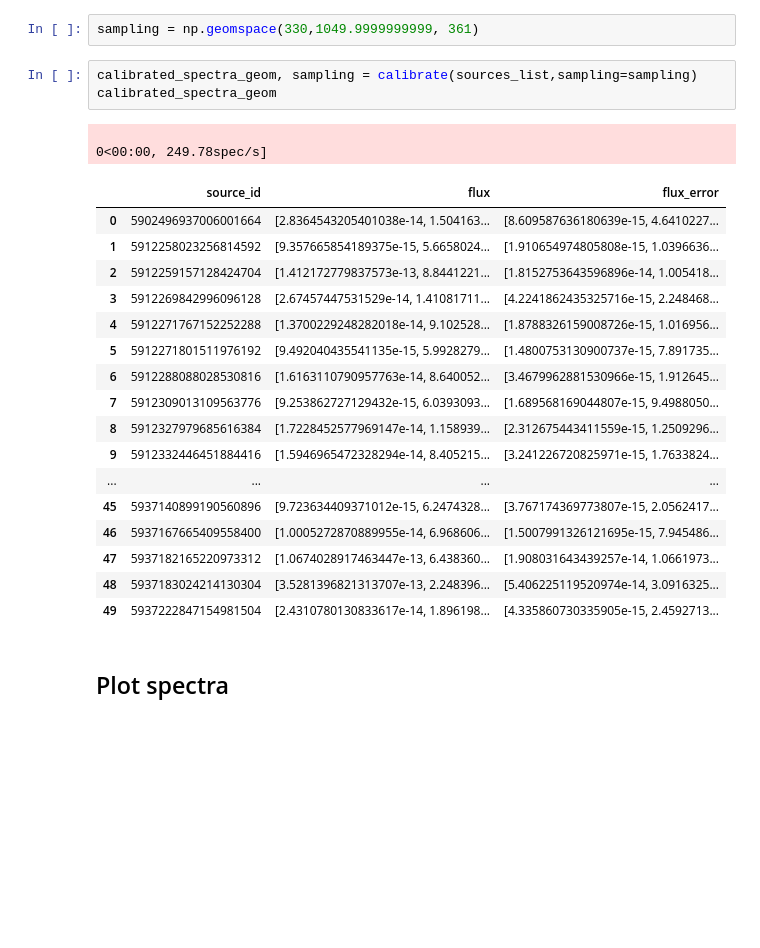
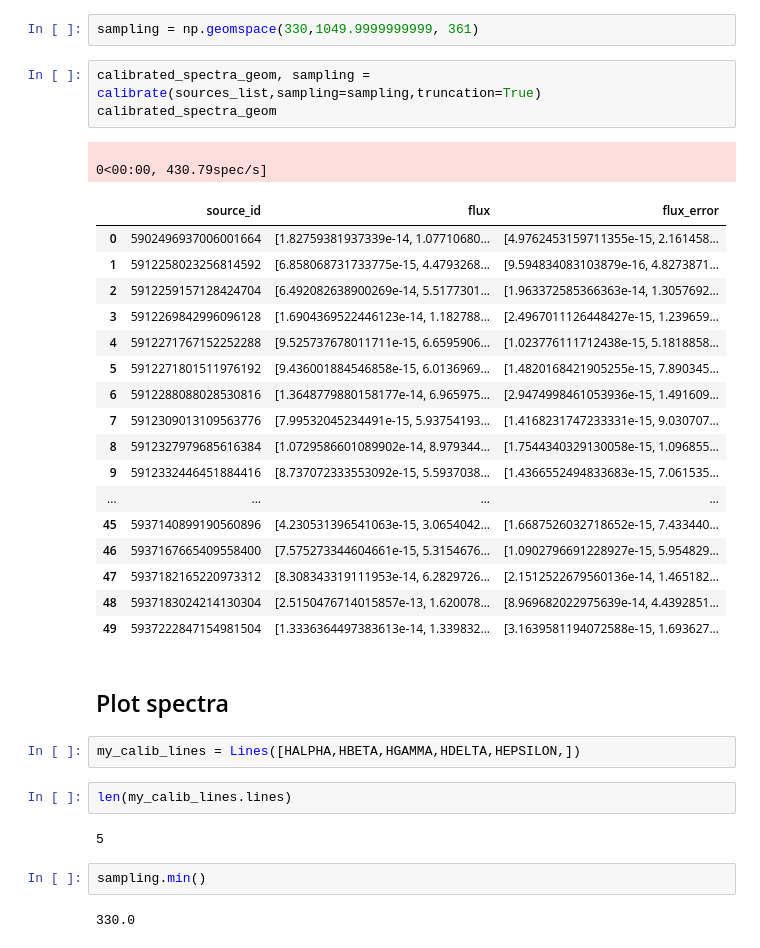
Before and after one commit to sylvielsstfr/MyGaia, a Jupyter notebook: spectra/test_gaiaxpy.ipynb, the cells around one changed output. Cells and saved outputs as stored; diff of their text form; blank space fills up the shorter version.

```diff
--- a/spectra/test_gaiaxpy.ipynb
+++ b/spectra/test_gaiaxpy.ipynb
@@ -172,26 +218,36 @@ calibrated_spectra
 # %%
 sampling = np.geomspace(330,1049.9999999999, 361)
 # %%
-calibrated_spectra_geom, sampling = calibrate(sources_list,sampling=sampling)
+calibrated_spectra_geom, sampling = calibrate(sources_list,sampling=sampling,truncation=True)
 calibrated_spectra_geom
 # %% [output]
-                                                                                                                                                          0<00:00, 249.78spec/s]
+                                                                                0<00:00, 430.79spec/s]
 |  | source_id | flux | flux_error |
-| 0 | 5902496937006001664 | [2.8364543205401038e-14, 1.504163... | [8.609587636180639e-15, 4.6410227... |
-| 1 | 5912258023256814592 | [9.357665854189375e-15, 5.6658024... | [1.910654974805808e-15, 1.0396636... |
-| 2 | 5912259157128424704 | [1.412172779837573e-13, 8.8441221... | [1.8152753643596896e-14, 1.005418... |
-| 3 | 5912269842996096128 | [2.67457447531529e-14, 1.41081711... | [4.2241862435325716e-15, 2.248468... |
-| 4 | 5912271767152252288 | [1.3700229248282018e-14, 9.102528... | [1.8788326159008726e-15, 1.016956... |
-| 5 | 5912271801511976192 | [9.492040435541135e-15, 5.9928279... | [1.4800753130900737e-15, 7.891735... |
-| 6 | 5912288088028530816 | [1.6163110790957763e-14, 8.640052... | [3.4679962881530966e-15, 1.912645... |
-| 7 | 5912309013109563776 | [9.253862727129432e-15, 6.0393093... | [1.689568169044807e-15, 9.4988050... |
-| 8 | 5912327979685616384 | [1.7228452577969147e-14, 1.158939... | [2.312675443411559e-15, 1.2509296... |
-| 9 | 5912332446451884416 | [1.5946965472328294e-14, 8.405215... | [3.241226720825971e-15, 1.7633824... |
+| 0 | 5902496937006001664 | [1.82759381937339e-14, 1.07710680... | [4.9762453159711355e-15, 2.161458... |
+| 1 | 5912258023256814592 | [6.858068731733775e-15, 4.4793268... | [9.594834083103879e-16, 4.8273871... |
+| 2 | 5912259157128424704 | [6.492082638900269e-14, 5.5177301... | [1.963372585366363e-14, 1.3057692... |
+| 3 | 5912269842996096128 | [1.6904369522446123e-14, 1.182788... | [2.4967011126448427e-15, 1.239659... |
+| 4 | 5912271767152252288 | [9.525737678011711e-15, 6.6595906... | [1.023776111712438e-15, 5.1818858... |
+| 5 | 5912271801511976192 | [9.436001884546858e-15, 6.0136969... | [1.4820168421905255e-15, 7.890345... |
+| 6 | 5912288088028530816 | [1.3648779880158177e-14, 6.965975... | [2.9474998461053936e-15, 1.491609... |
+| 7 | 5912309013109563776 | [7.99532045234491e-15, 5.93754193... | [1.4168231747233331e-15, 9.030707... |
+| 8 | 5912327979685616384 | [1.0729586601089902e-14, 8.979344... | [1.7544340329130058e-15, 1.096855... |
+| 9 | 5912332446451884416 | [8.737072333553092e-15, 5.5937038... | [1.4366552494833683e-15, 7.061535... |
 | ... | ... | ... | ... |
-| 45 | 5937140899190560896 | [9.723634409371012e-15, 6.2474328... | [3.767174369773807e-15, 2.0562417... |
-| 46 | 5937167665409558400 | [1.0005272870889955e-14, 6.968606... | [1.5007991326121695e-15, 7.945486... |
-| 47 | 5937182165220973312 | [1.0674028917463447e-13, 6.438360... | [1.908031643439257e-14, 1.0661973... |
-| 48 | 5937183024214130304 | [3.5281396821313707e-13, 2.248396... | [5.406225119520974e-14, 3.0916325... |
-| 49 | 5937222847154981504 | [2.4310780130833617e-14, 1.896198... | [4.335860730335905e-15, 2.4592713... |
+| 45 | 5937140899190560896 | [4.230531396541063e-15, 3.0654042... | [1.6687526032718652e-15, 7.433440... |
+| 46 | 5937167665409558400 | [7.575273344604661e-15, 5.3154676... | [1.0902796691228927e-15, 5.954829... |
+| 47 | 5937182165220973312 | [8.308343319111953e-14, 6.2829726... | [2.1512522679560136e-14, 1.465182... |
+| 48 | 5937183024214130304 | [2.5150476714015857e-13, 1.620078... | [8.969682022975639e-14, 4.4392851... |
+| 49 | 5937222847154981504 | [1.3336364497383613e-14, 1.339832... | [3.1639581194072588e-15, 1.693627... |
 # %% [markdown]
 ## Plot spectra
+# %%
+my_calib_lines = Lines([HALPHA,HBETA,HGAMMA,HDELTA,HEPSILON,])
+# %%
+len(my_calib_lines.lines)
+# %% [output]
+5
+# %%
+sampling.min()
+# %% [output]
+330.0
```
Also changed, not shown: parts of 12 cells of this notebook.
